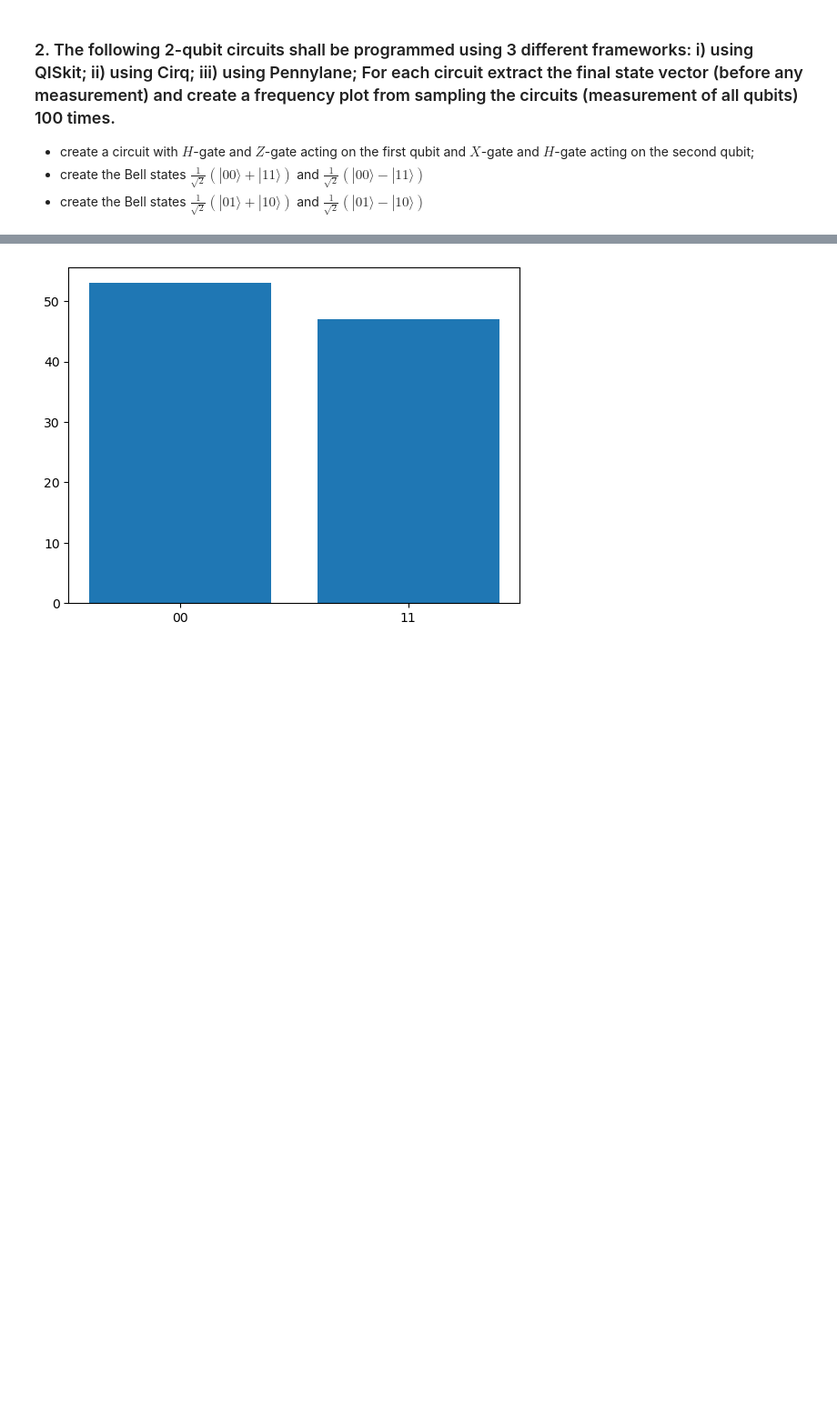
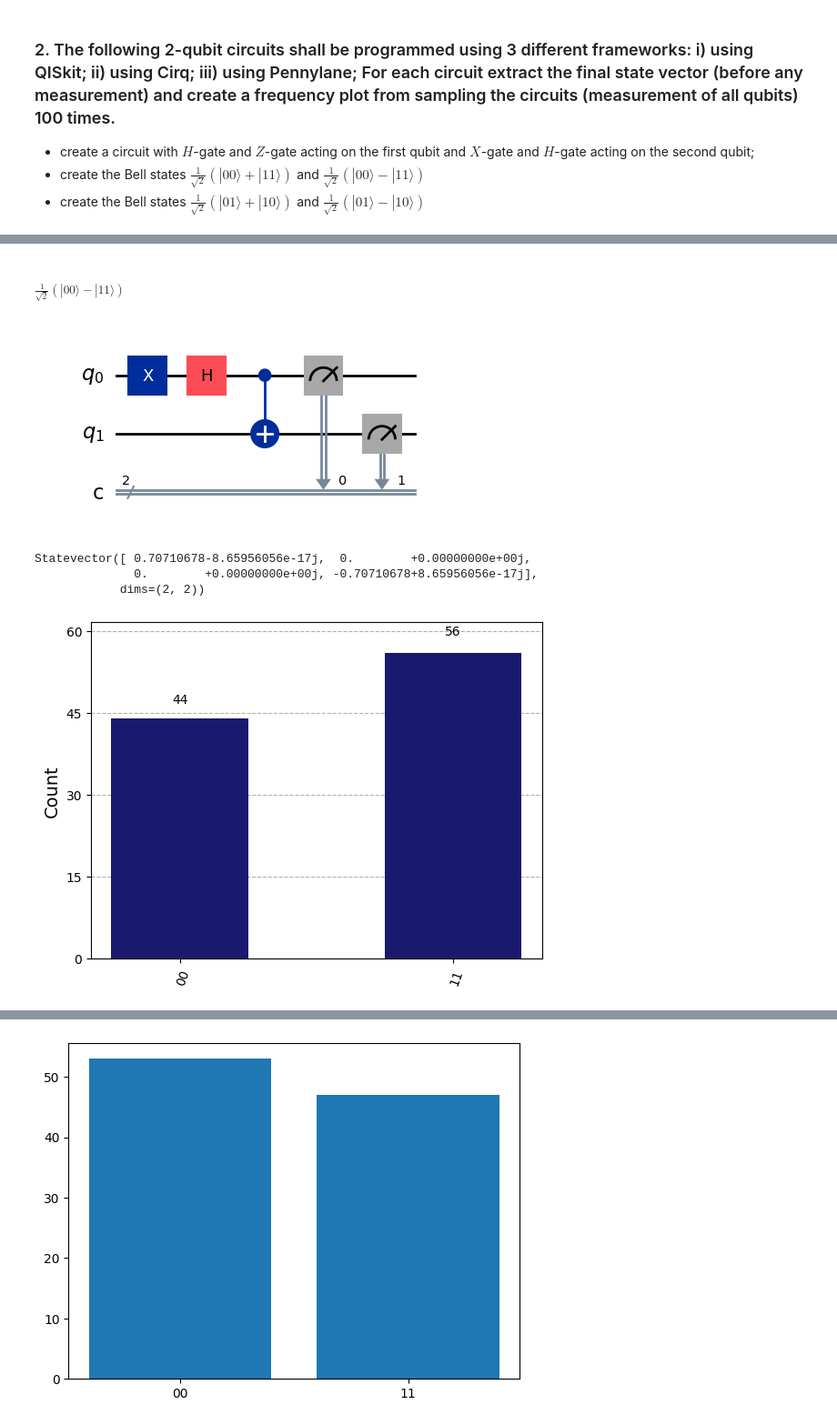
Before and after one commit to elijahkin/amsc698k, a Jupyter notebook: hw2/hw2.ipynb, the cells around one changed output, grey strips where cells are left out. Shown at 91% size. Saved outputs shown, nothing was run; the diff lists cells and outputs as text; code cells hidden in the pictures; blank space fills up the shorter version.

```diff
--- a/hw2/hw2.ipynb
+++ b/hw2/hw2.ipynb
@@ -221,0 +100,15 @@ print(results)
+# %% [markdown]
+##### $\frac{1}{\sqrt{2}}(|00\rangle - |11\rangle)$
+# %%
+qc = QuantumCircuit(2, 2)
+qc.x(0)
+qc.h(0)
+qc.cx(0, 1)
+
+cicuit_plots(qc)
+# %% [output]
+[figure, added]
+Statevector([ 0.70710678-8.65956056e-17j,  0.        +0.00000000e+00j,
+              0.        +0.00000000e+00j, -0.70710678+8.65956056e-17j],
+            dims=(2, 2))
+[figure, added]
```
Also changed, not shown: parts of 54 cells of this notebook.
